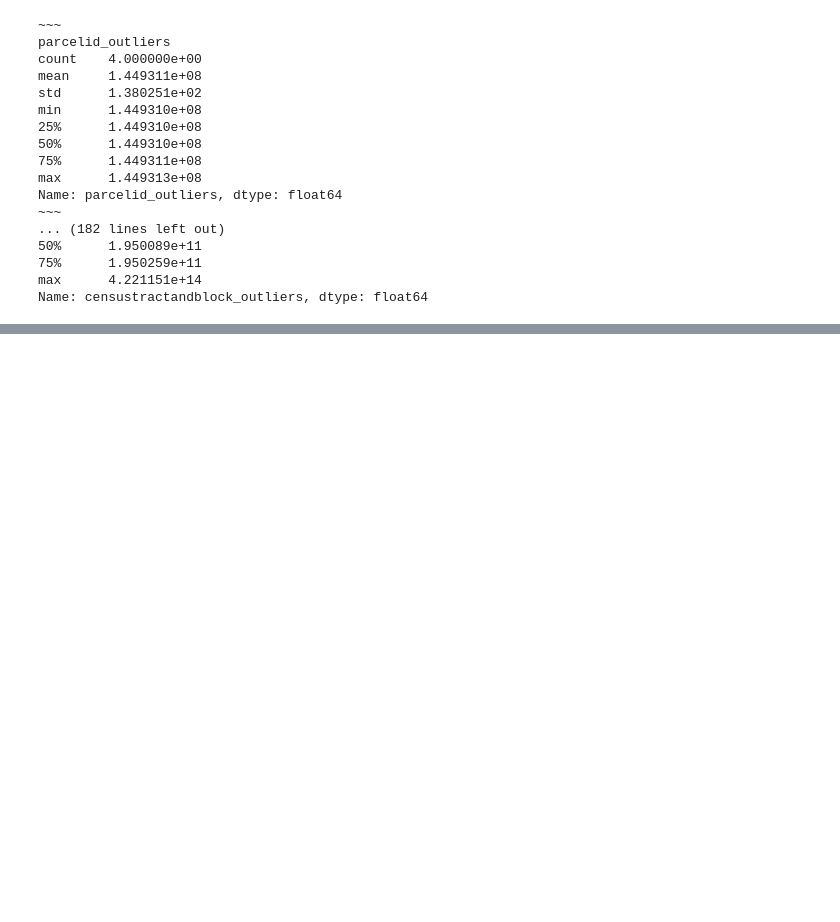
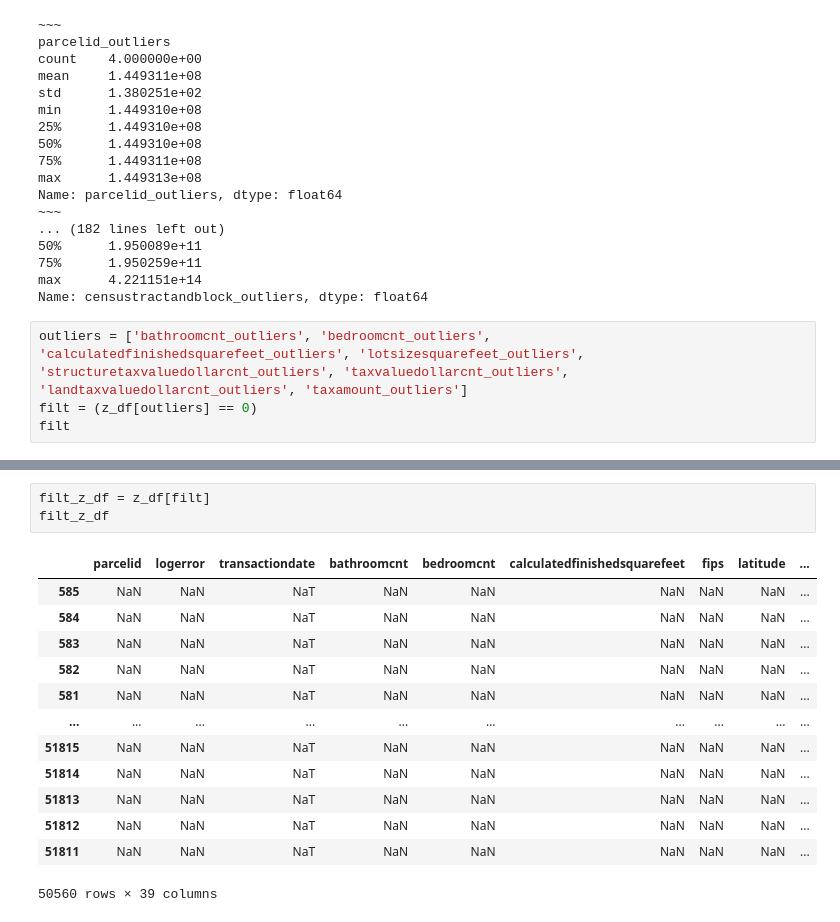
Before and after one commit to Jason-R-Turner/zillow_zestimate_errors_proj, a Jupyter notebook: initial_report.ipynb, the cells around one changed output, grey strips where cells are left out. Saved outputs shown, nothing was run; the diff lists cells and outputs as text; blank space fills up the shorter version.

```diff
--- a/initial_report.ipynb
+++ b/initial_report.ipynb
@@ -617,3 +644,8 @@ Name: parcelid_outliers, dtype: float64
 75%      1.950259e+11
 max      4.221151e+14
 Name: censustractandblock_outliers, dtype: float64
+# %%
+outliers = ['bathroomcnt_outliers', 'bedroomcnt_outliers', 'calculatedfinishedsquarefeet_outliers', 'lotsizesquarefeet_outliers', 'structuretaxvaluedollarcnt_outliers', 'taxvaluedollarcnt_outliers',
+'landtaxvaluedollarcnt_outliers', 'taxamount_outliers']
+filt = (z_df[outliers] == 0)
+filt
@@ -619,0 +666,17 @@ Name: censustractandblock_outliers, dtype: float64
+# %%
+filt_z_df = z_df[filt]
+filt_z_df
+# %% [output]
+|  | parcelid | logerror | transactiondate | bathroomcnt | bedroomcnt | calculatedfinishedsquarefeet | fips | latitude | ... |
+| 585 | NaN | NaN | NaT | NaN | NaN | NaN | NaN | NaN | ... |
+| 584 | NaN | NaN | NaT | NaN | NaN | NaN | NaN | NaN | ... |
+| 583 | NaN | NaN | NaT | NaN | NaN | NaN | NaN | NaN | ... |
+| 582 | NaN | NaN | NaT | NaN | NaN | NaN | NaN | NaN | ... |
+| 581 | NaN | NaN | NaT | NaN | NaN | NaN | NaN | NaN | ... |
+| ... | ... | ... | ... | ... | ... | ... | ... | ... | ... |
+| 51815 | NaN | NaN | NaT | NaN | NaN | NaN | NaN | NaN | ... |
+| 51814 | NaN | NaN | NaT | NaN | NaN | NaN | NaN | NaN | ... |
+| 51813 | NaN | NaN | NaT | NaN | NaN | NaN | NaN | NaN | ... |
+| 51812 | NaN | NaN | NaT | NaN | NaN | NaN | NaN | NaN | ... |
+| 51811 | NaN | NaN | NaT | NaN | NaN | NaN | NaN | NaN | ... |
+50560 rows × 39 columns
```
Also changed, not shown: parts of 14 cells of this notebook.
